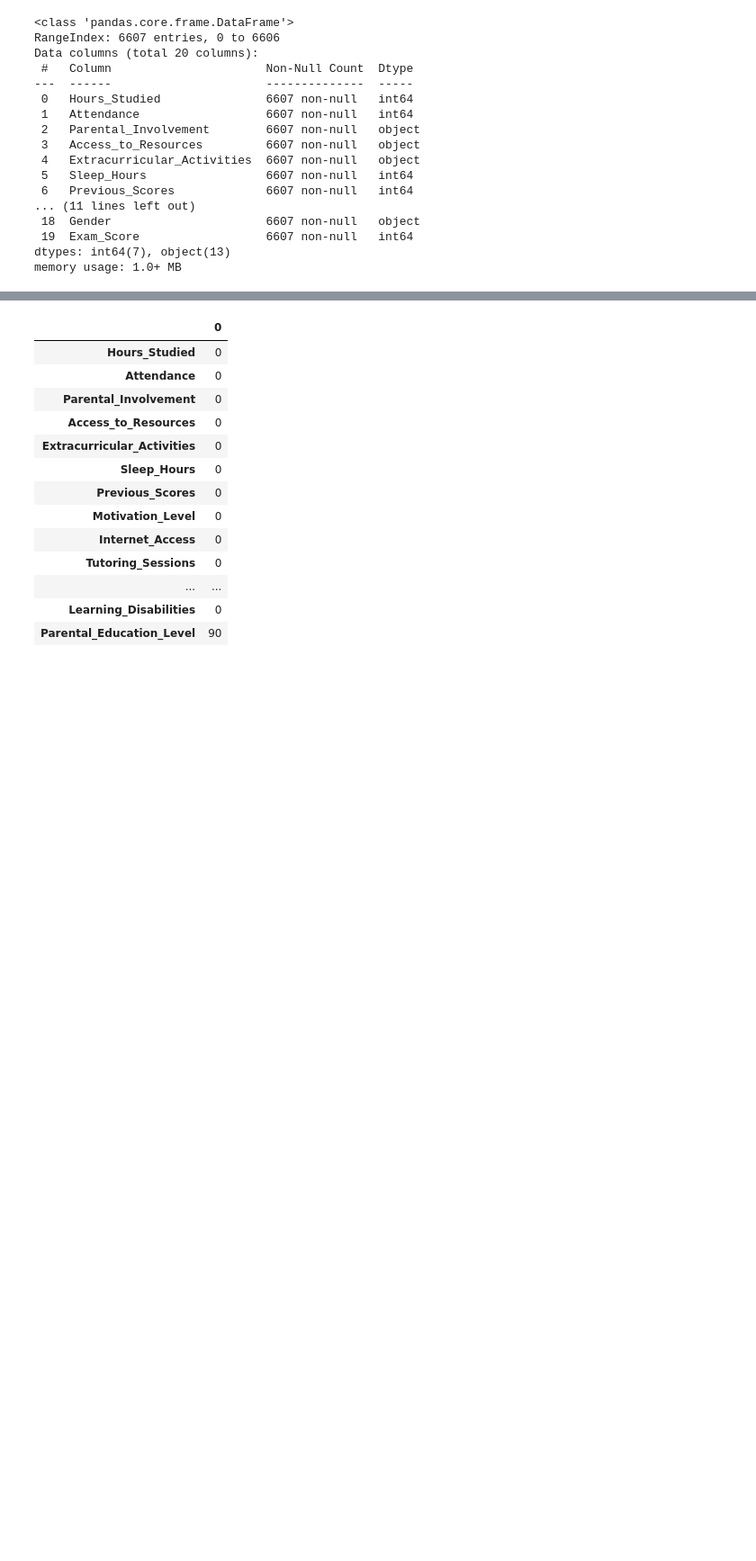
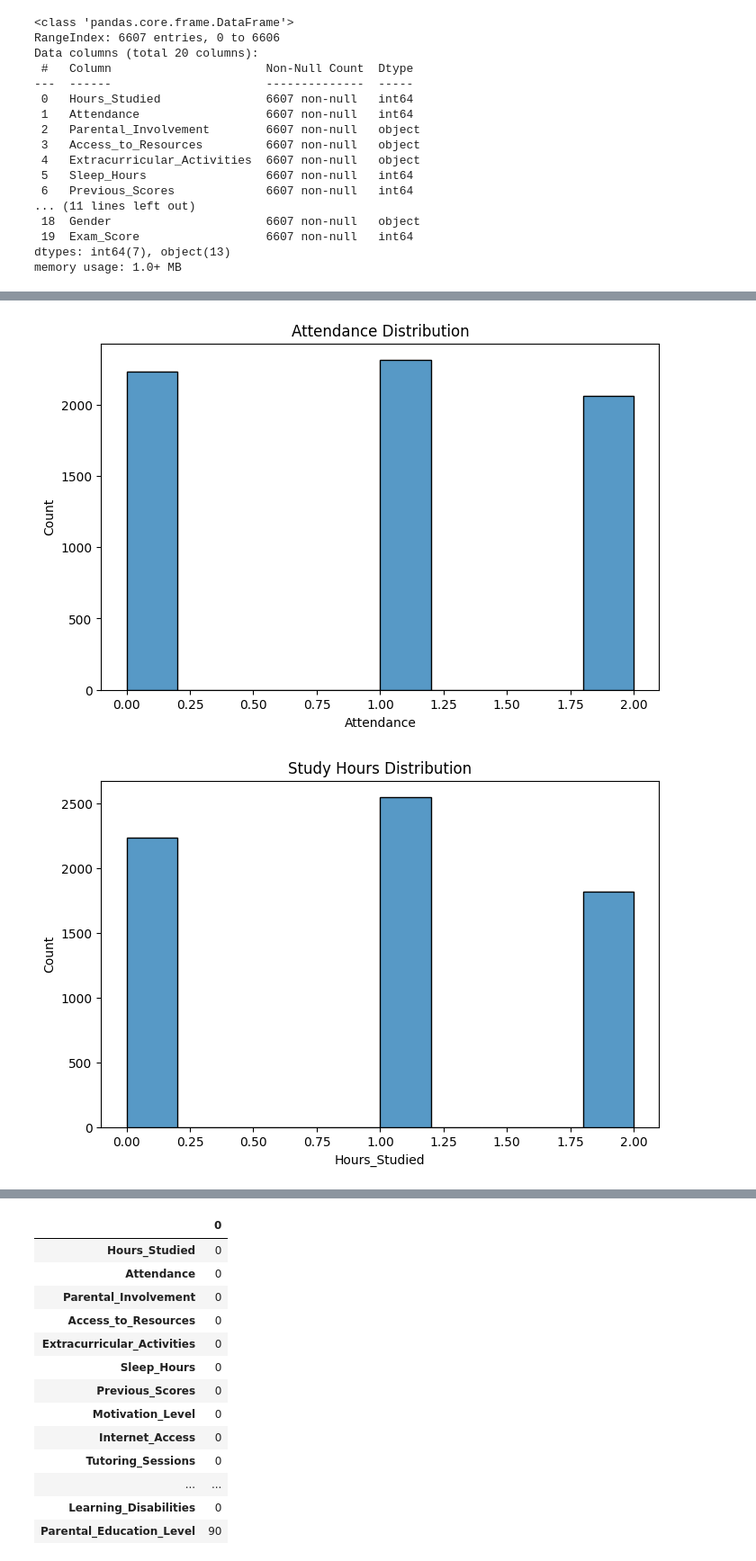
Before and after one commit to achalu/oro, a Jupyter notebook: Student_Performance_prediction .ipynb, the cells around one changed output, grey strips where cells are left out. Shown at 90% size. Drawn from its saved outputs; the diff is of its cells as text; code cells hidden in the pictures; blank space fills up the shorter version.

```diff
--- a/Student_Performance_prediction .ipynb
+++ b/Student_Performance_prediction .ipynb
@@ -72,0 +287,13 @@ memory usage: 1.0+ MB
+# %%
+plt.figure(figsize=(8,5))
+sns.histplot(data['Attendance'], bins=10)
+plt.title('Attendance Distribution')
+plt.show()
+
+plt.figure(figsize=(8,5))
+sns.histplot(data['Hours_Studied'], bins=10)
+plt.title('Study Hours Distribution')
+plt.show()
+# %% [output]
+[figure, added]
+[figure, added]
```
Also changed, not shown: parts of 32 cells of this notebook.
